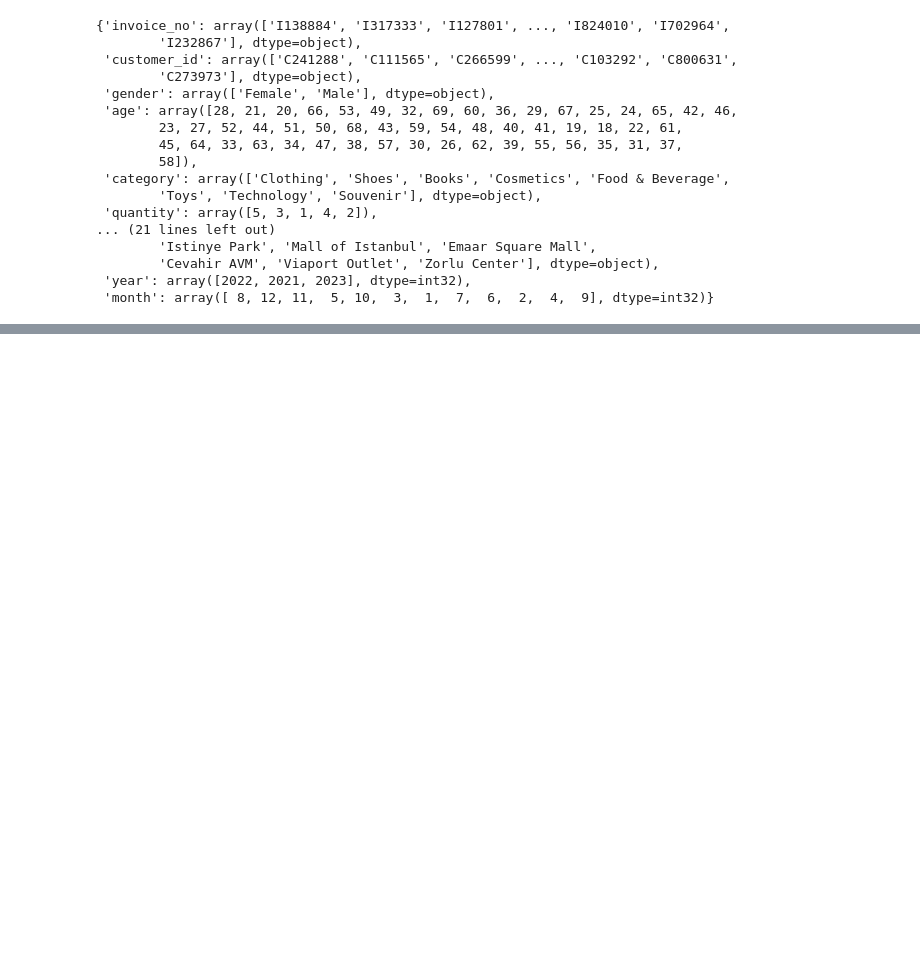
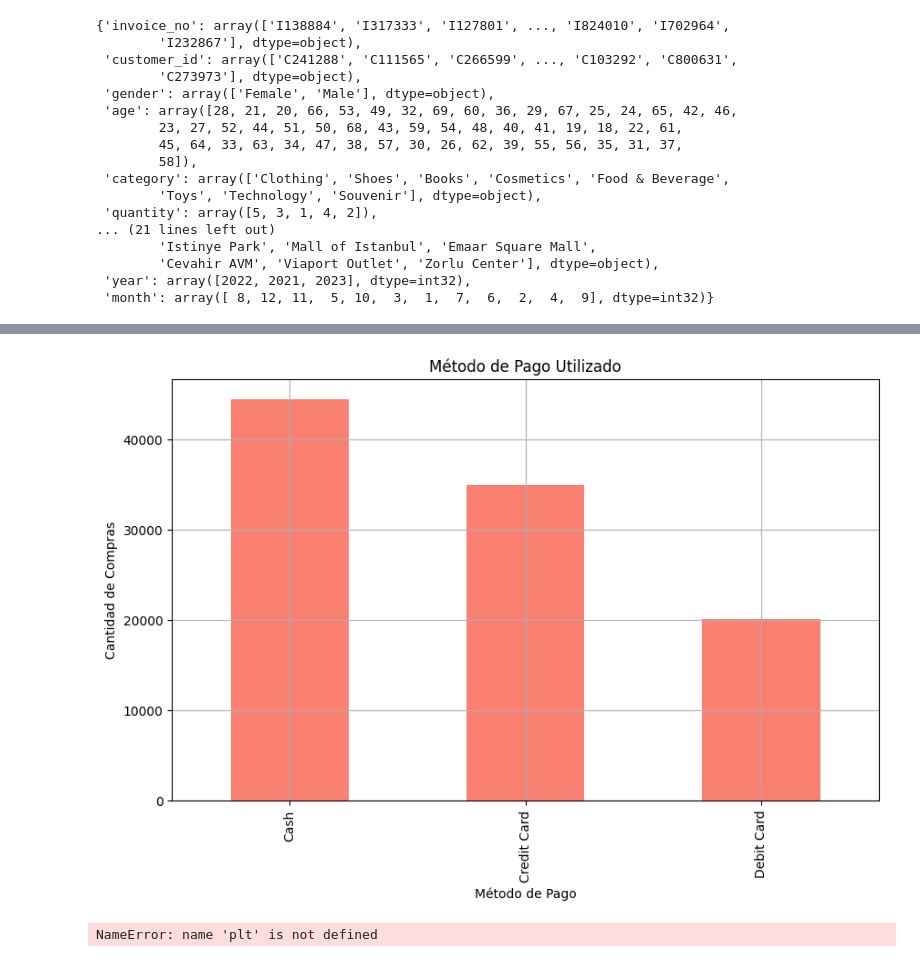
Before and after one commit to cescrosello/taller_visu, a Jupyter notebook: data_cleanning.ipynb, the cells around one changed output, grey strips where cells are left out. Saved outputs shown, nothing was run; the diff lists cells and outputs as text; code cells hidden in the pictures; blank space fills up the shorter version.

```diff
--- a/data_cleanning.ipynb
+++ b/data_cleanning.ipynb
@@ -161,0 +204,20 @@ Utiliza un scatter plot para mostrar las ubicaciones de los centros comerciales
+# %%
+# 3. Método de Pago Utilizado
+plt.figure(figsize=(10, 6))
+df['payment_method'].value_counts().plot(kind='bar', color='salmon')
+plt.title('Método de Pago Utilizado')
+plt.xlabel('Método de Pago')
+plt.ylabel('Cantidad de Compras')
+plt.grid(True)
+plt.show()
+# %% [output]
+[figure, added]
+# %%
+# 4. Género de los Clientes
+plt.figure(figsize=(8, 8))
+df['gender'].value_counts().plot(kind='pie', autopct='%1.1f%%', colors=['lightcoral', 'lightskyblue'])
+plt.title('Género de los Clientes')
+plt.ylabel('')
+plt.show()
+# %% [output]
+NameError: name 'plt' is not defined
```
Also changed, not shown: parts of 9 cells of this notebook, 1 other file.
